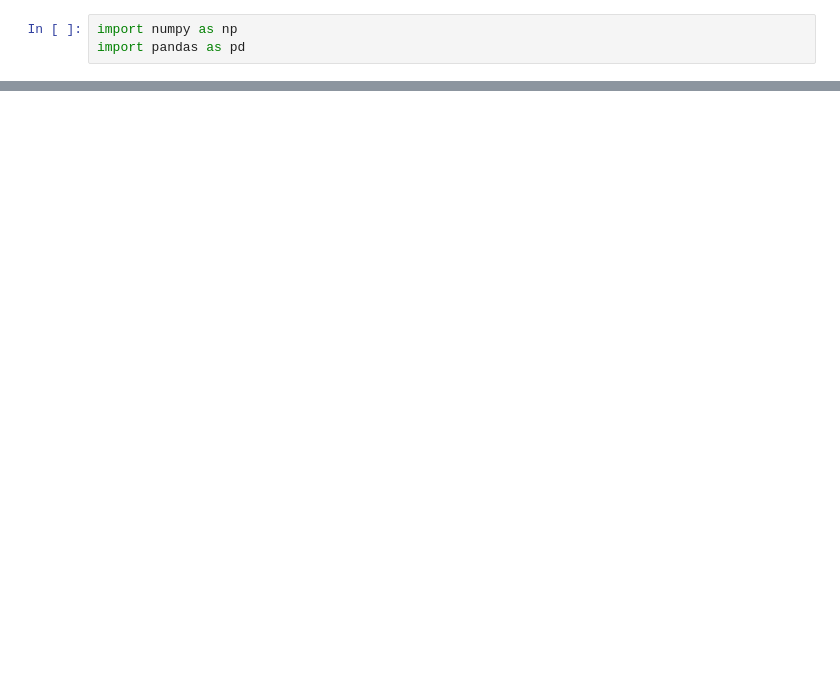
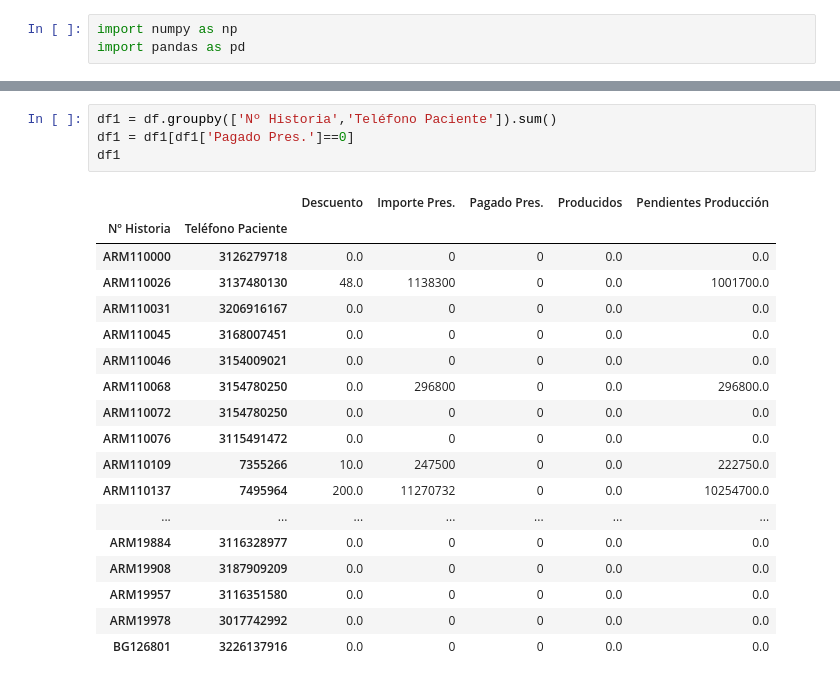
Before and after one commit to davidarango82/intro-data-sci-python, a Jupyter notebook: pruebas.ipynb, the cells around one changed output, grey strips where cells are left out. Drawn from its saved outputs; the diff is of its cells as text; blank space fills up the shorter version.

```diff
--- a/pruebas.ipynb
+++ b/pruebas.ipynb
@@ -26,0 +26,23 @@ servicios_df
+# %%
+df1 = df.groupby(['Nº Historia','Teléfono Paciente']).sum()
+df1 = df1[df1['Pagado Pres.']==0]
+df1
+# %% [output]
+|  |  | Descuento | Importe Pres. | Pagado Pres. | Producidos | Pendientes Producción |
+| Nº Historia | Teléfono Paciente |  |  |  |  |  |
+| ARM110000 | 3126279718 | 0.0 | 0 | 0 | 0.0 | 0.0 |
+| ARM110026 | 3137480130 | 48.0 | 1138300 | 0 | 0.0 | 1001700.0 |
+| ARM110031 | 3206916167 | 0.0 | 0 | 0 | 0.0 | 0.0 |
+| ARM110045 | 3168007451 | 0.0 | 0 | 0 | 0.0 | 0.0 |
+| ARM110046 | 3154009021 | 0.0 | 0 | 0 | 0.0 | 0.0 |
+| ARM110068 | 3154780250 | 0.0 | 296800 | 0 | 0.0 | 296800.0 |
+| ARM110072 | 3154780250 | 0.0 | 0 | 0 | 0.0 | 0.0 |
+| ARM110076 | 3115491472 | 0.0 | 0 | 0 | 0.0 | 0.0 |
+| ARM110109 | 7355266 | 10.0 | 247500 | 0 | 0.0 | 222750.0 |
+| ARM110137 | 7495964 | 200.0 | 11270732 | 0 | 0.0 | 10254700.0 |
+| ... | ... | ... | ... | ... | ... | ... |
+| ARM19884 | 3116328977 | 0.0 | 0 | 0 | 0.0 | 0.0 |
+| ARM19908 | 3187909209 | 0.0 | 0 | 0 | 0.0 | 0.0 |
+| ARM19957 | 3116351580 | 0.0 | 0 | 0 | 0.0 | 0.0 |
+| ARM19978 | 3017742992 | 0.0 | 0 | 0 | 0.0 | 0.0 |
+| BG126801 | 3226137916 | 0.0 | 0 | 0 | 0.0 | 0.0 |
```
Also changed, not shown: parts of 1 cell of this notebook, 5 other files.
